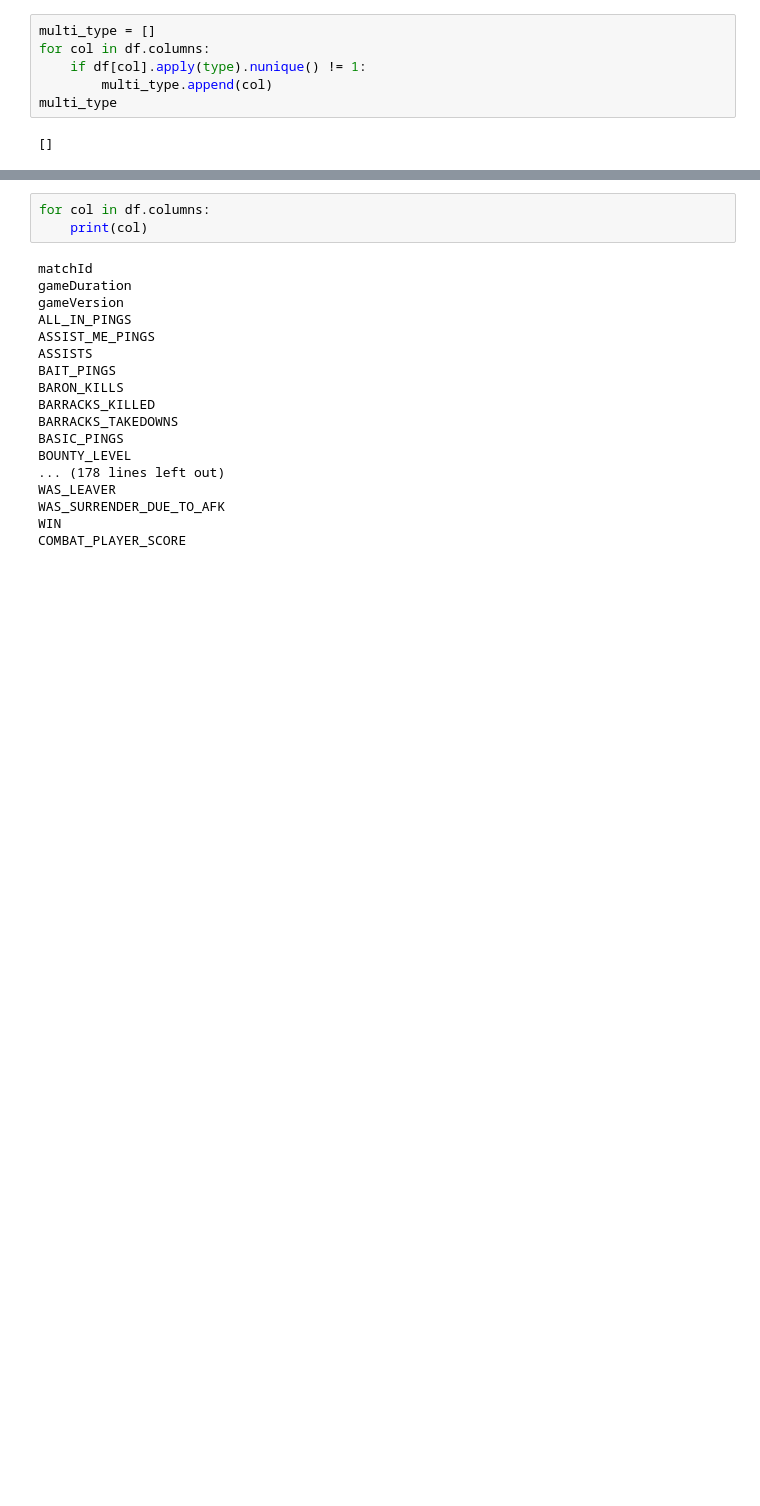
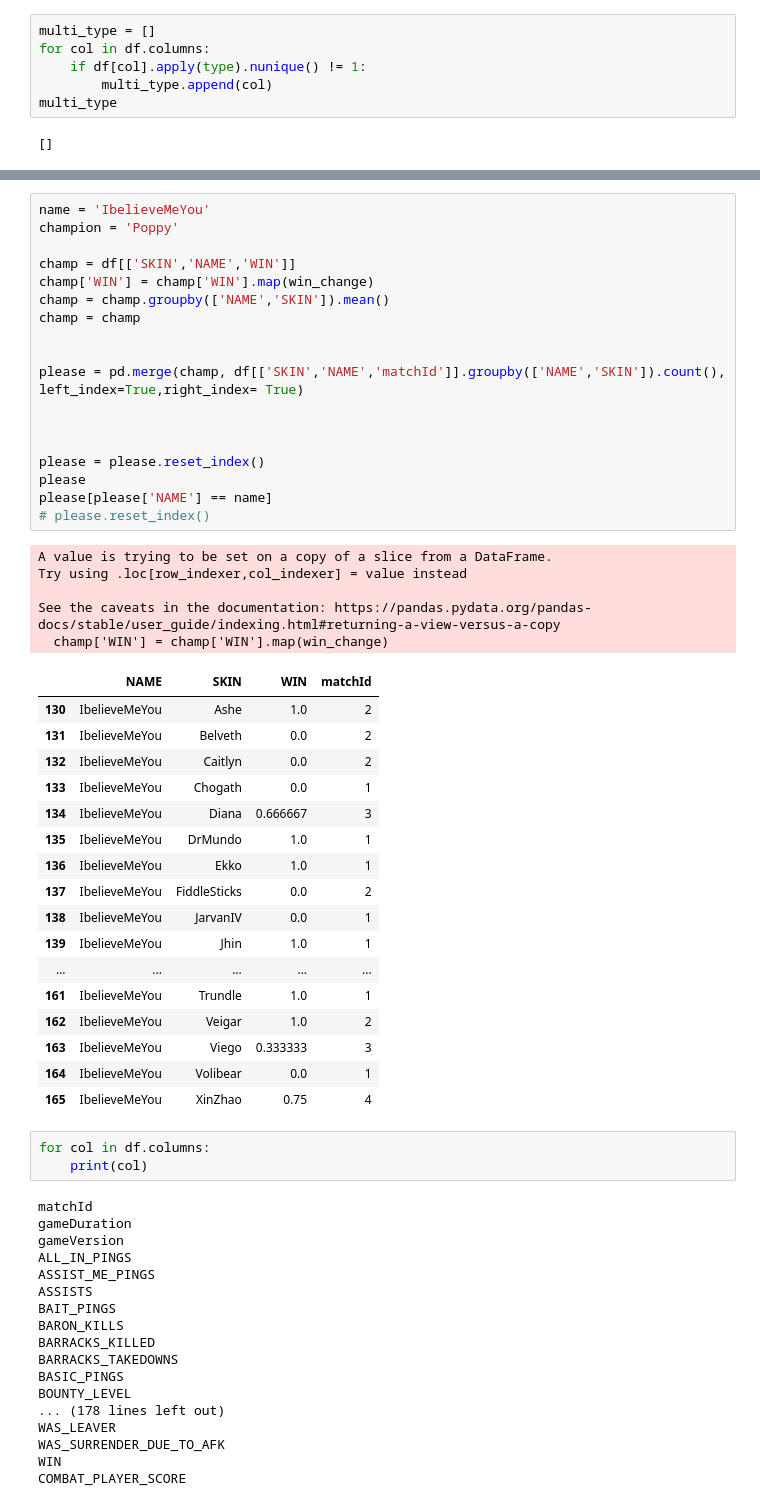
Before and after one commit to lucamenotti/5v5s, a Jupyter notebook: panda.ipynb, the cells around one changed output, grey strips where cells are left out. Cells and saved outputs as stored; diff of their text form; blank space fills up the shorter version.

```diff
--- a/panda.ipynb
+++ b/panda.ipynb
@@ -217,3 +285,44 @@ standardize(temp_df[['NAME','TOTAL_DAMAGE_DEALT']].groupby('NAME').mean()).sort_
+# %%
+name = 'IbelieveMeYou'
+champion = 'Poppy'
+
+champ = df[['SKIN','NAME','WIN']]
+champ['WIN'] = champ['WIN'].map(win_change)
+champ = champ.groupby(['NAME','SKIN']).mean()
+champ = champ
+
+
+please = pd.merge(champ, df[['SKIN','NAME','matchId']].groupby(['NAME','SKIN']).count(), left_index=True,right_index= True)
+
+
+
+please = please.reset_index()
+please
+please[please['NAME'] == name]
+# please.reset_index()
+# %% [output]
+A value is trying to be set on a copy of a slice from a DataFrame.
+Try using .loc[row_indexer,col_indexer] = value instead
+
+See the caveats in the documentation: https://pandas.pydata.org/pandas-docs/stable/user_guide/indexing.html#returning-a-view-versus-a-copy
+  champ['WIN'] = champ['WIN'].map(win_change)
+|  | NAME | SKIN | WIN | matchId |
+| 130 | IbelieveMeYou | Ashe | 1.0 | 2 |
+| 131 | IbelieveMeYou | Belveth | 0.0 | 2 |
+| 132 | IbelieveMeYou | Caitlyn | 0.0 | 2 |
+| 133 | IbelieveMeYou | Chogath | 0.0 | 1 |
+| 134 | IbelieveMeYou | Diana | 0.666667 | 3 |
+| 135 | IbelieveMeYou | DrMundo | 1.0 | 1 |
+| 136 | IbelieveMeYou | Ekko | 1.0 | 1 |
+| 137 | IbelieveMeYou | FiddleSticks | 0.0 | 2 |
+| 138 | IbelieveMeYou | JarvanIV | 0.0 | 1 |
+| 139 | IbelieveMeYou | Jhin | 1.0 | 1 |
+| ... | ... | ... | ... | ... |
+| 161 | IbelieveMeYou | Trundle | 1.0 | 1 |
+| 162 | IbelieveMeYou | Veigar | 1.0 | 2 |
+| 163 | IbelieveMeYou | Viego | 0.333333 | 3 |
+| 164 | IbelieveMeYou | Volibear | 0.0 | 1 |
+| 165 | IbelieveMeYou | XinZhao | 0.75 | 4 |
 # %%
 for col in df.columns:
     print(col)
```
Also changed, not shown: parts of 10 cells of this notebook.
